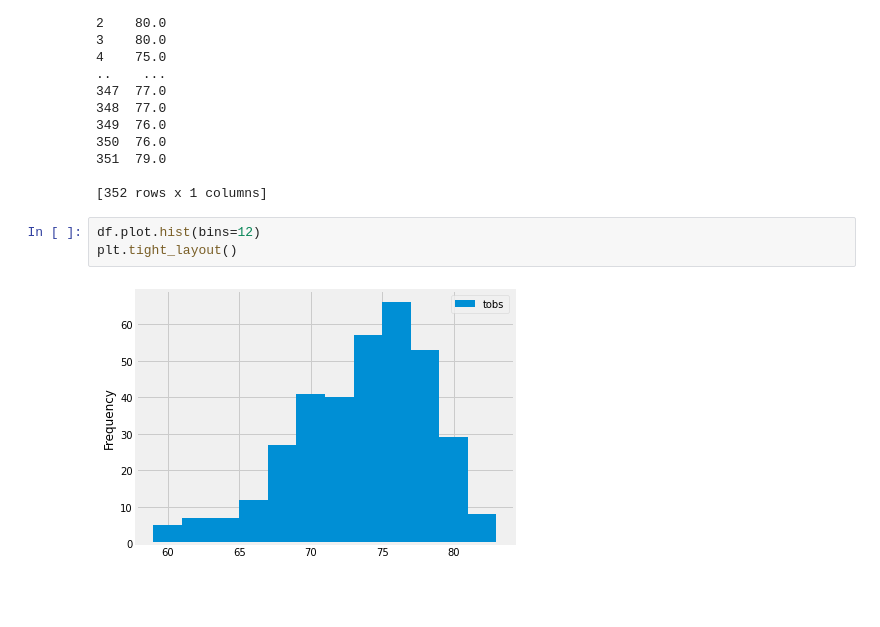
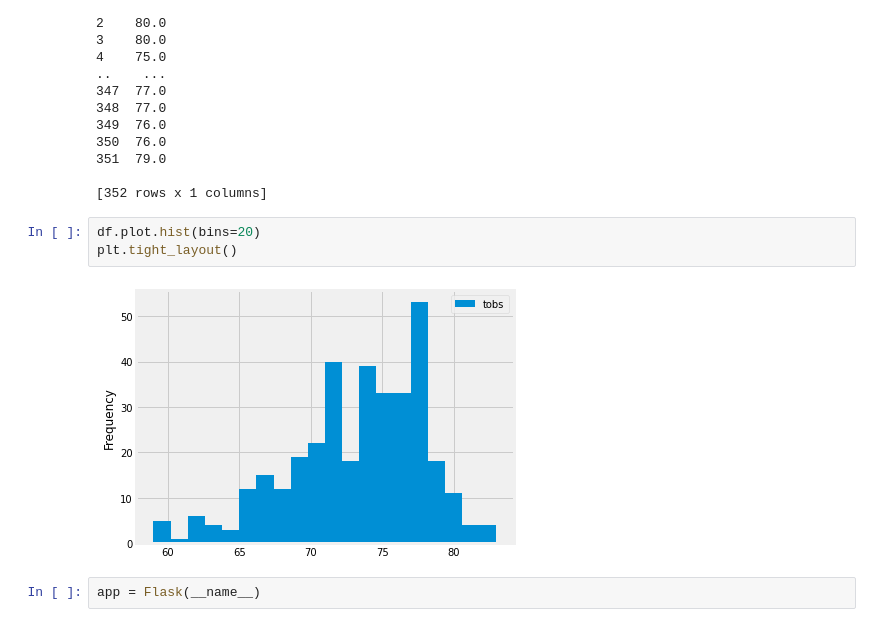
Before and after one commit to alexk9220/surfs_up, a Jupyter notebook: Querying Data.ipynb, the cells around one changed output. Cells and saved outputs as stored; diff of their text form; blank space fills up the shorter version.

```diff
--- a/Querying Data.ipynb
+++ b/Querying Data.ipynb
@@ -192,7 +193,9 @@ print(df)
 
 [352 rows x 1 columns]
 # %%
-df.plot.hist(bins=12)
+df.plot.hist(bins=20)
 plt.tight_layout()
 # %% [output]
-[figure, old version]
+[figure, new version]
+# %%
+app = Flask(__name__)
```
Also changed, not shown: parts of 1 cell of this notebook, 3 other files.
